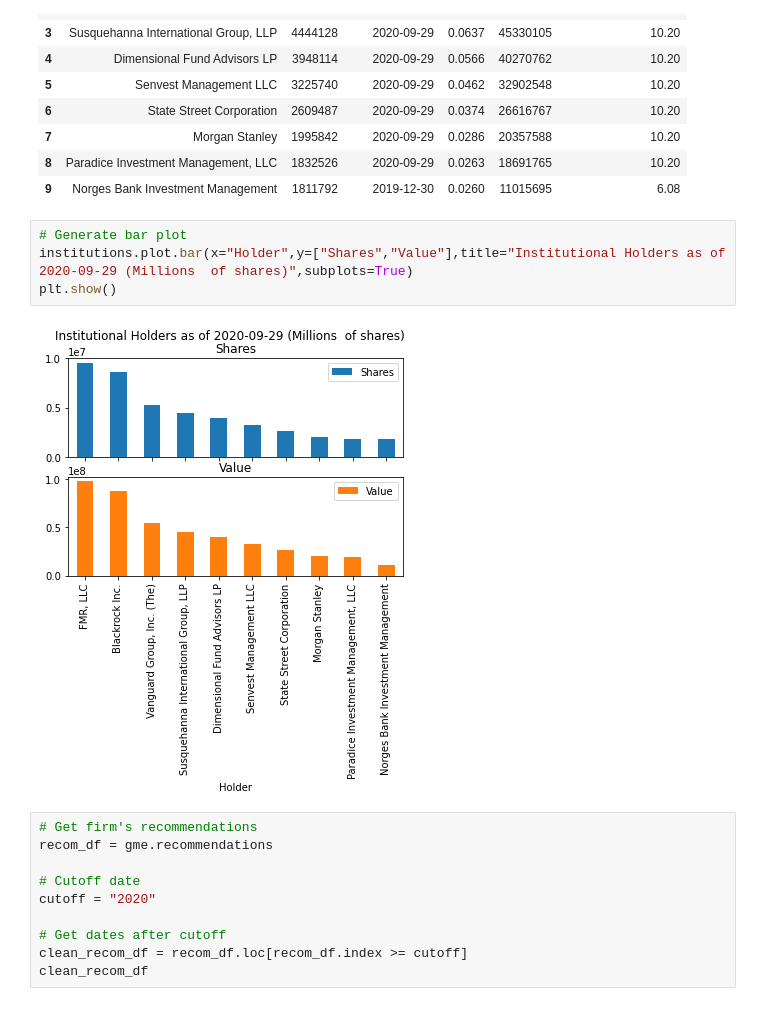
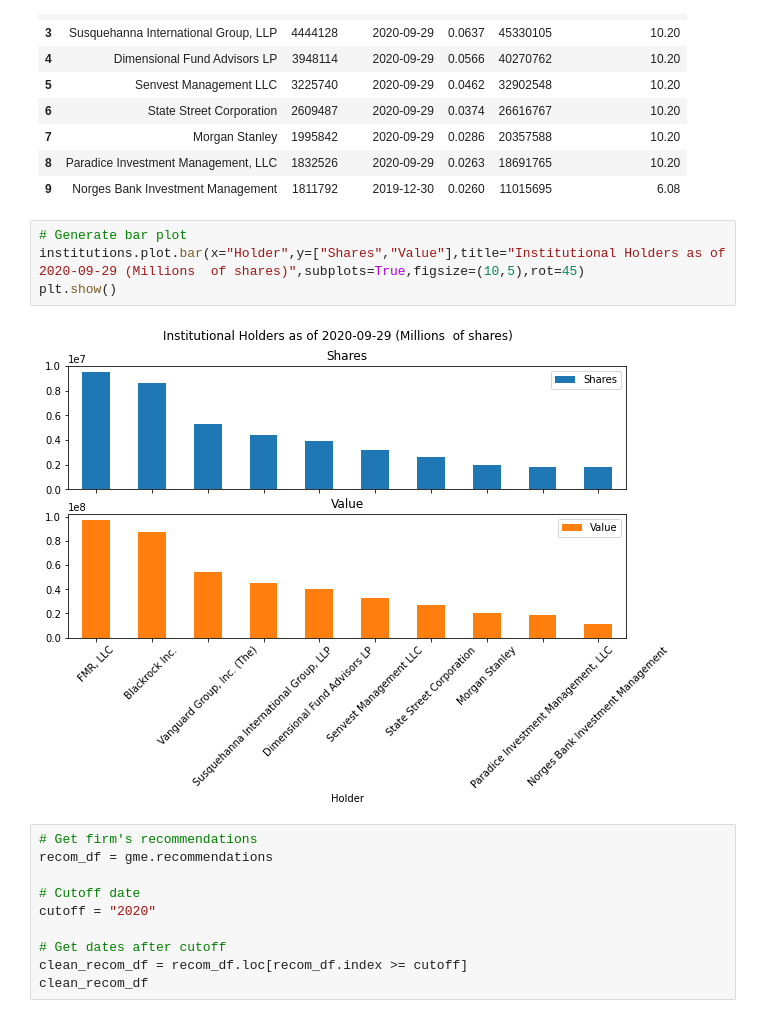
Before and after one commit to The-Short-Squeeze/GameStop-Data, a Jupyter notebook: gme-yfinance.ipynb, the cells around one changed output. Drawn from its saved outputs; the diff is of its cells as text.

```diff
--- a/gme-yfinance.ipynb
+++ b/gme-yfinance.ipynb
@@ -195,10 +197,10 @@ institutions
 | 9 | Norges Bank Investment Management | 1811792 | 2019-12-30 | 0.0260 | 11015695 | 6.08 |
 # %%
 # Generate bar plot
-institutions.plot.bar(x="Holder",y=["Shares","Value"],title="Institutional Holders as of 2020-09-29 (Millions  of shares)",subplots=True)
+institutions.plot.bar(x="Holder",y=["Shares","Value"],title="Institutional Holders as of 2020-09-29 (Millions  of shares)",subplots=True,figsize=(10,5),rot=45)
 plt.show()
 # %% [output]
-[figure, old version]
+[figure, new version]
 # %%
 # Get firm's recommendations
 recom_df = gme.recommendations
```
Also changed, not shown: parts of 35 cells of this notebook, 6 other files.
